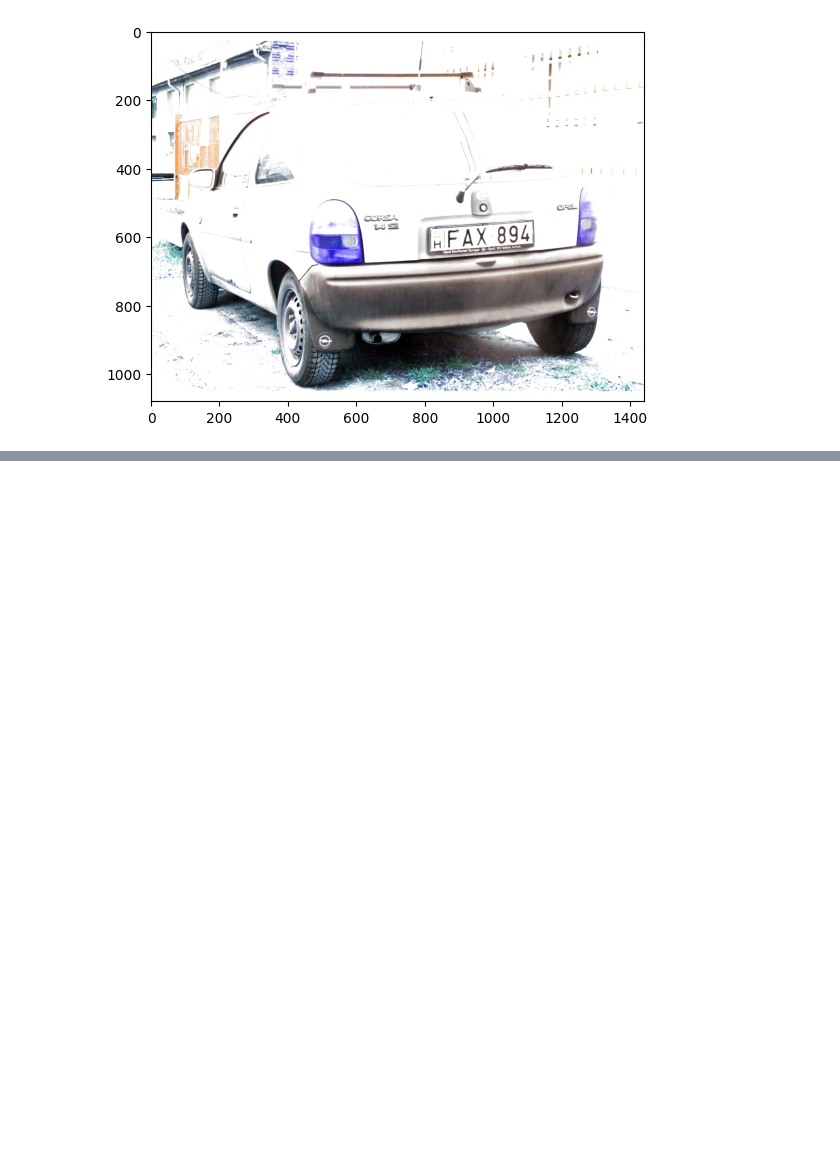
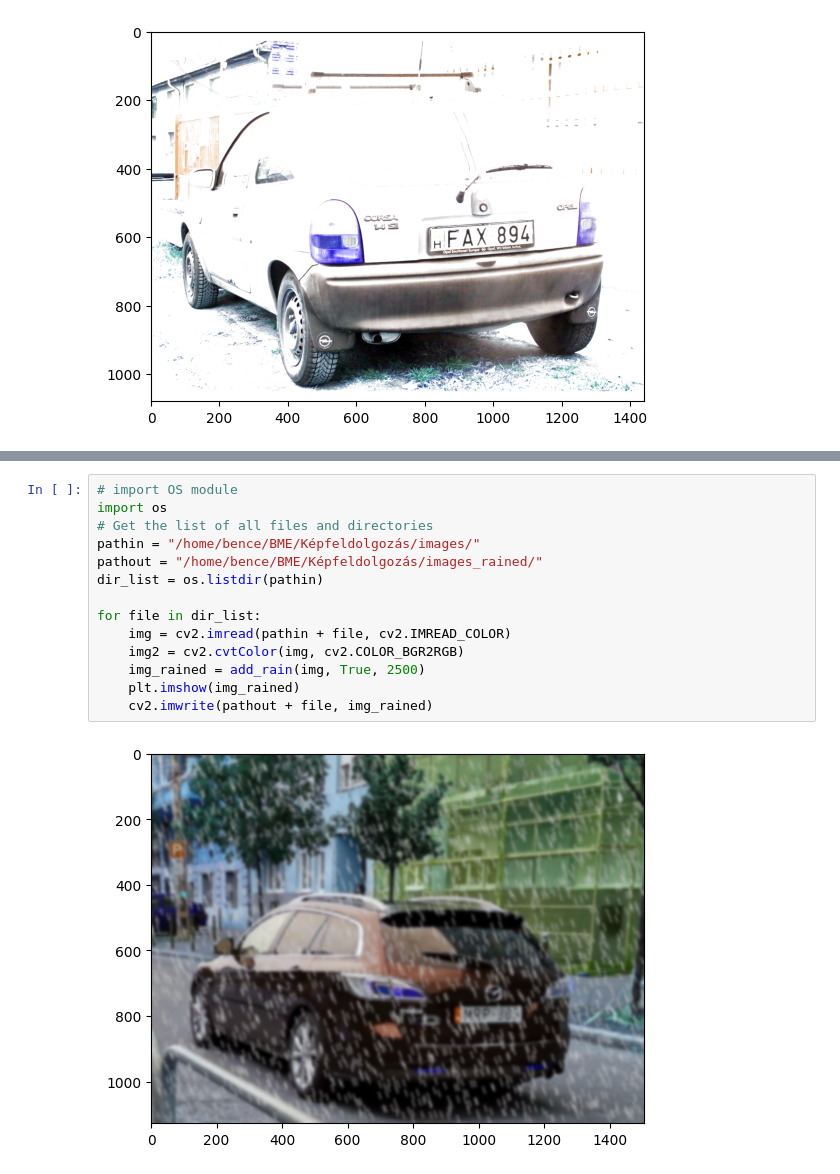
Before and after one commit to bobarna/bme-image-processing, a Jupyter notebook: docs/notebooks/DataGeneration.ipynb, the cells around one changed output, grey strips where cells are left out. Drawn from its saved outputs; the diff is of its cells as text; blank space fills up the shorter version.

```diff
--- a/docs/notebooks/DataGeneration.ipynb
+++ b/docs/notebooks/DataGeneration.ipynb
@@ -152,0 +153,16 @@ True
+# %%
+# import OS module
+import os
+# Get the list of all files and directories
+pathin = "/home/bence/BME/Képfeldolgozás/images/"
+pathout = "/home/bence/BME/Képfeldolgozás/images_rained/"
+dir_list = os.listdir(pathin)
+
+for file in dir_list:
+    img = cv2.imread(pathin + file, cv2.IMREAD_COLOR)
+    img2 = cv2.cvtColor(img, cv2.COLOR_BGR2RGB)
+    img_rained = add_rain(img, True, 2500)
+    plt.imshow(img_rained)
+    cv2.imwrite(pathout + file, img_rained)
+# %% [output]
+[figure, added]
```
Also changed, not shown: parts of 4 cells of this notebook.
